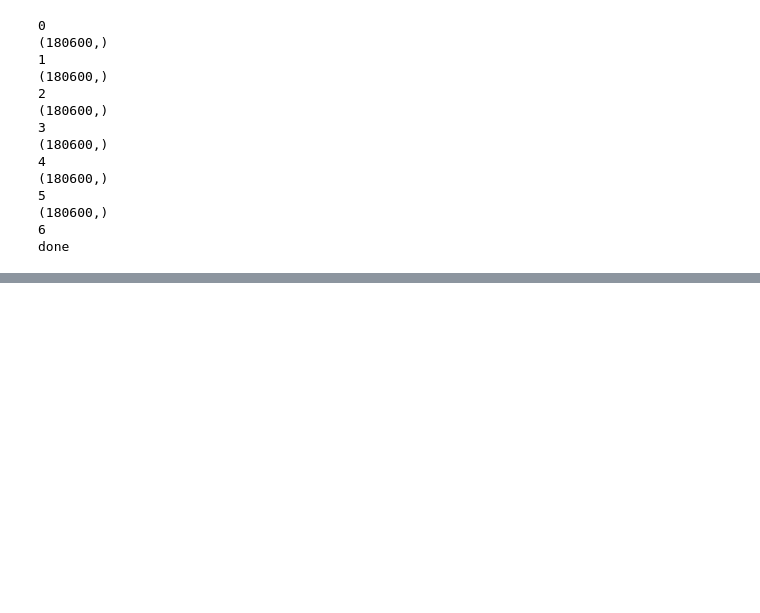
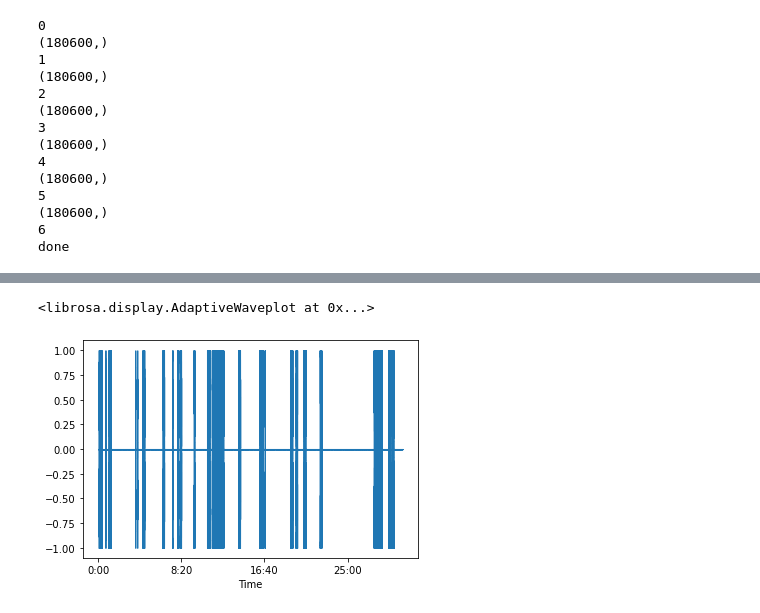
Before and after one commit to anishkanabar/lang-of-pol, a Jupyter notebook: vad/VAD_Analysis.ipynb, the cells around one changed output, grey strips where cells are left out. Saved outputs shown, nothing was run; the diff lists cells and outputs as text; code cells hidden in the pictures; blank space fills up the shorter version.

```diff
--- a/vad/VAD_Analysis.ipynb
+++ b/vad/VAD_Analysis.ipynb
@@ -245,0 +277,8 @@ AttributeError: 'audio_file' object has no attribute 'sample_rate'
+# %%
+#aud,sr = torchaudio.load(key)
+aud = torch.squeeze(aud)
+librosa.display.waveshow(aud.numpy())
+post_processor.plot_transcripts()
+# %% [output]
+<librosa.display.AdaptiveWaveplot at 0x...>
+[figure, added]
```
Also changed, not shown: parts of 9 cells of this notebook, 9 other files.
